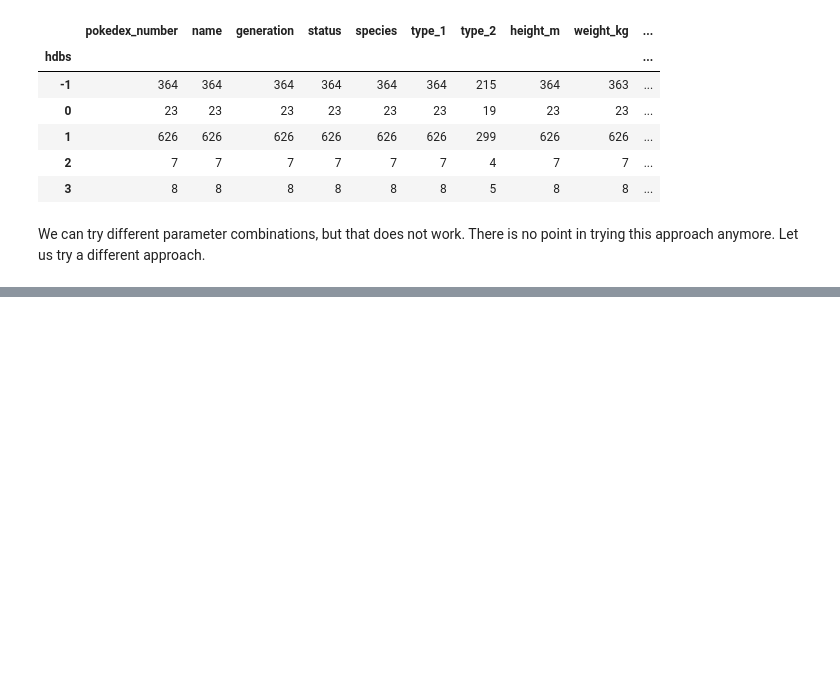
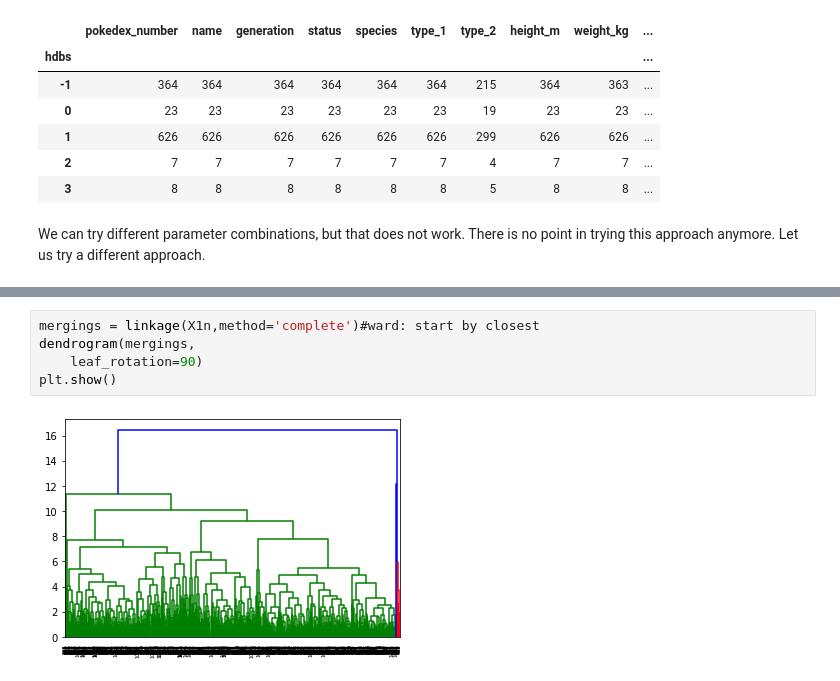
Before and after one commit to Jestefano/pokemonClustering, a Jupyter notebook: Clustering.ipynb, the cells around one changed output, grey strips where cells are left out. Saved outputs shown, nothing was run; the diff lists cells and outputs as text; blank space fills up the shorter version.

```diff
--- a/Clustering.ipynb
+++ b/Clustering.ipynb
@@ -138,0 +169,7 @@ We can try different parameter combinations, but that does not work. There is no
+# %%
+mergings = linkage(X1n,method='complete')#ward: start by closest
+dendrogram(mergings,
+    leaf_rotation=90)
+plt.show()
+# %% [output]
+[figure, added]
```
Also changed, not shown: parts of 9 cells of this notebook.
